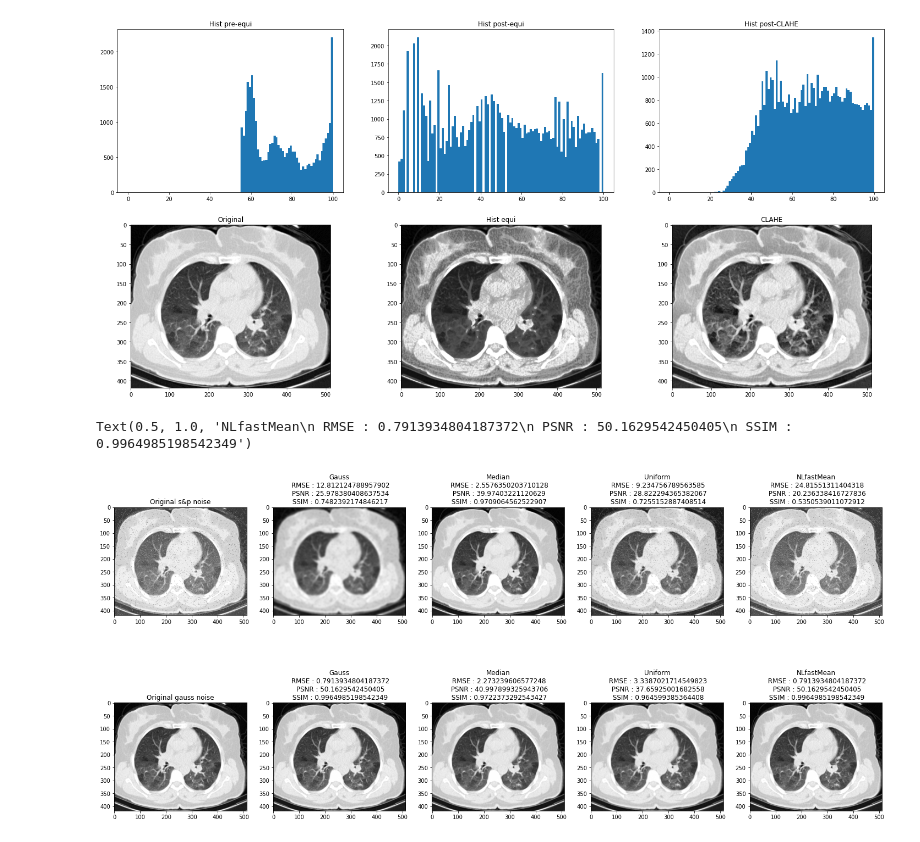
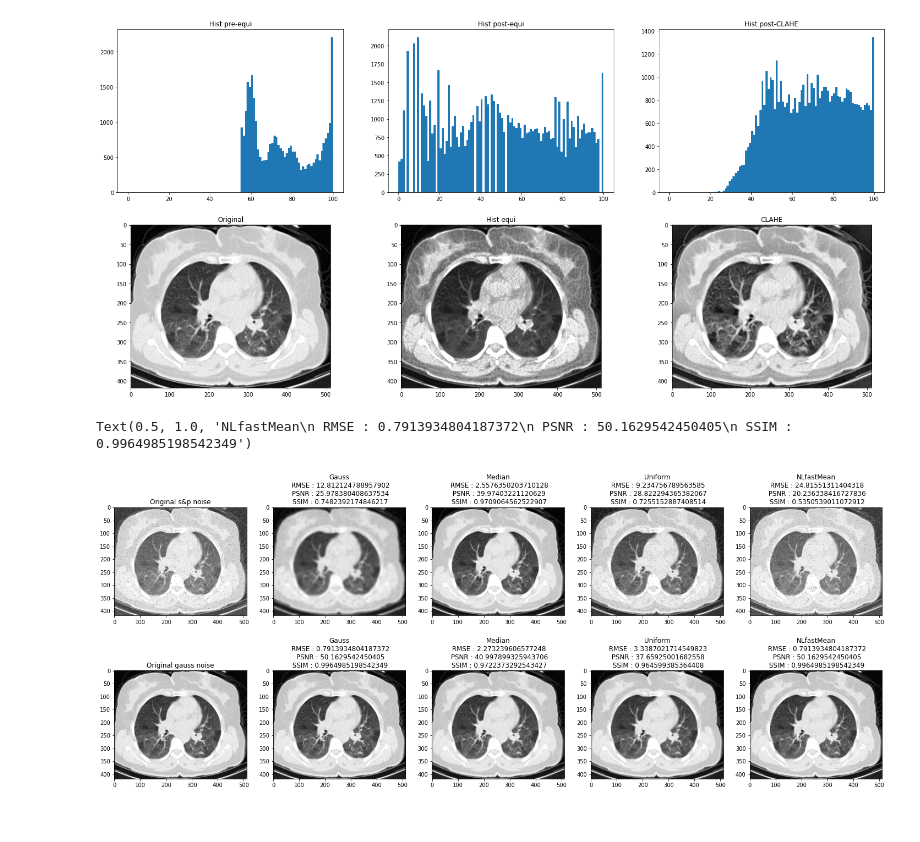
Before and after one commit to MulArt/Medical_Imaging, a Jupyter notebook: Pretraitement.ipynb, the cells around one changed output. Cells and saved outputs as stored; diff of their text form; code cells hidden in the pictures.

```diff
--- a/Pretraitement.ipynb
+++ b/Pretraitement.ipynb
@@ -327,7 +327,7 @@ ssim_dst2=ssim(original,dst2)
 
 # set up side-by-side image display
 fig = plt.figure()
-fig.set_figheight(12)
+fig.set_figheight(10)
 fig.set_figwidth(25)
 
 fig.add_subplot(2,5,1)
@@ -344,34 +344,34 @@ plt.title("Median\n RMSE : {}\n PSNR : {}\n SSIM : {}".format(RMSE_med1,PSNR(ori
 
 fig.add_subplot(2,5,4)
 plt.imshow(uniform_filtered_img1, cmap='gray')
 plt.title("Uniform\n RMSE : {}\n PSNR : {}\n SSIM : {}".format(RMSE_uni1,PSNR(original,uniform_filtered_img1),ssim_uni1))
 
 fig.add_subplot(2,5,5)
 plt.imshow(dst1, cmap='gray')
 plt.title("NLfastMean\n RMSE : {}\n PSNR : {}\n SSIM : {}".format(RMSE_dst1,PSNR(original,dst1),ssim_dst1))
 
 fig.add_subplot(2,5,6)
 plt.imshow(img2, cmap='gray')
 plt.title('Original gauss noise')
 
 fig.add_subplot(2,5,7)
 plt.imshow(blurred_img2, cmap='gray')
 plt.title("Gauss\n RMSE : {}\n PSNR : {}\n SSIM : {}".format(RMSE_gauss2,PSNR(original,blurred_img2),ssim_gauss2))
 
 fig.add_subplot(2,5,8)
 plt.imshow(median_img2, cmap='gray')
 plt.title("Median\n RMSE : {}\n PSNR : {}\n SSIM : {}".format(RMSE_med2,PSNR(original,median_img2),ssim_med2))
 
 fig.add_subplot(2,5,9)
 plt.imshow(uniform_filtered_img2, cmap='gray')
 plt.title("Uniform\n RMSE : {}\n PSNR : {}\n SSIM : {}".format(RMSE_uni2,PSNR(original,uniform_filtered_img2),ssim_uni2))
 
 fig.add_subplot(2,5,10)
 plt.imshow(dst2, cmap='gray')
 plt.title("NLfastMean\n RMSE : {}\n PSNR : {}\n SSIM : {}".format(RMSE_dst2,PSNR(original,dst2),ssim_dst2))
 # %% [output]
 Text(0.5, 1.0, 'NLfastMean\n RMSE : 0.7913934804187372\n PSNR : 50.1629542450405\n SSIM : 0.9964985198542349')
-[figure, old version]
+[figure, new version]
 # %%
 from skimage import io, img_as_ubyte
 import matplotlib.pyplot as plt
```
Also changed, not shown: parts of 1 cell of this notebook.
